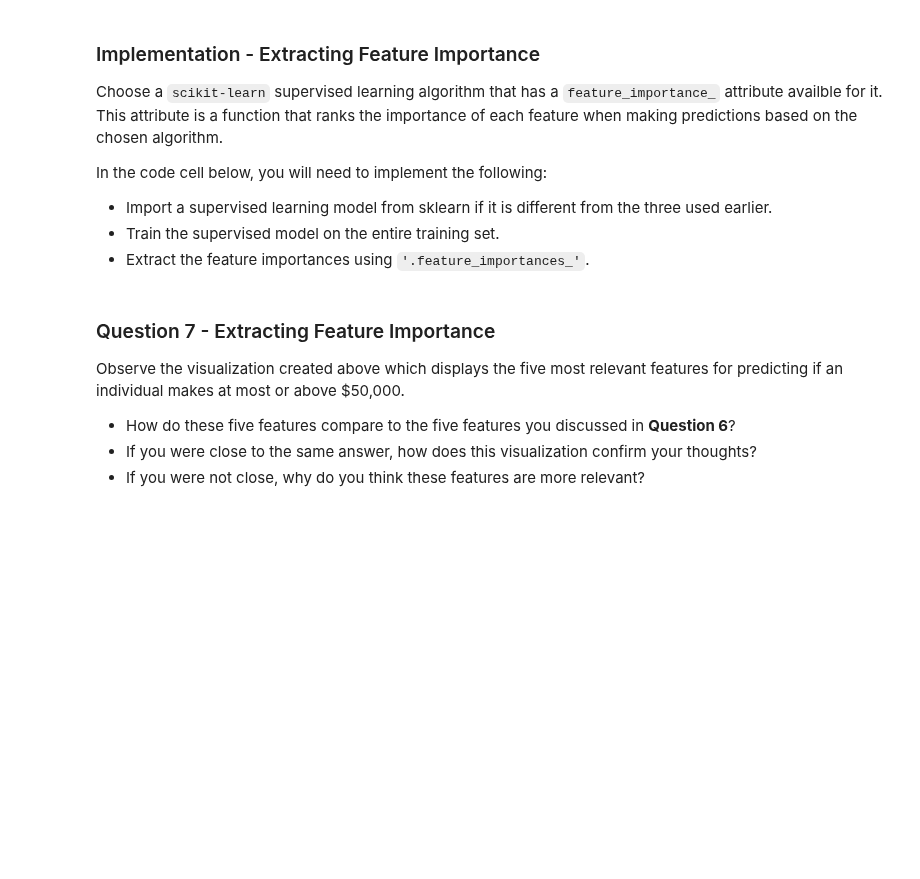
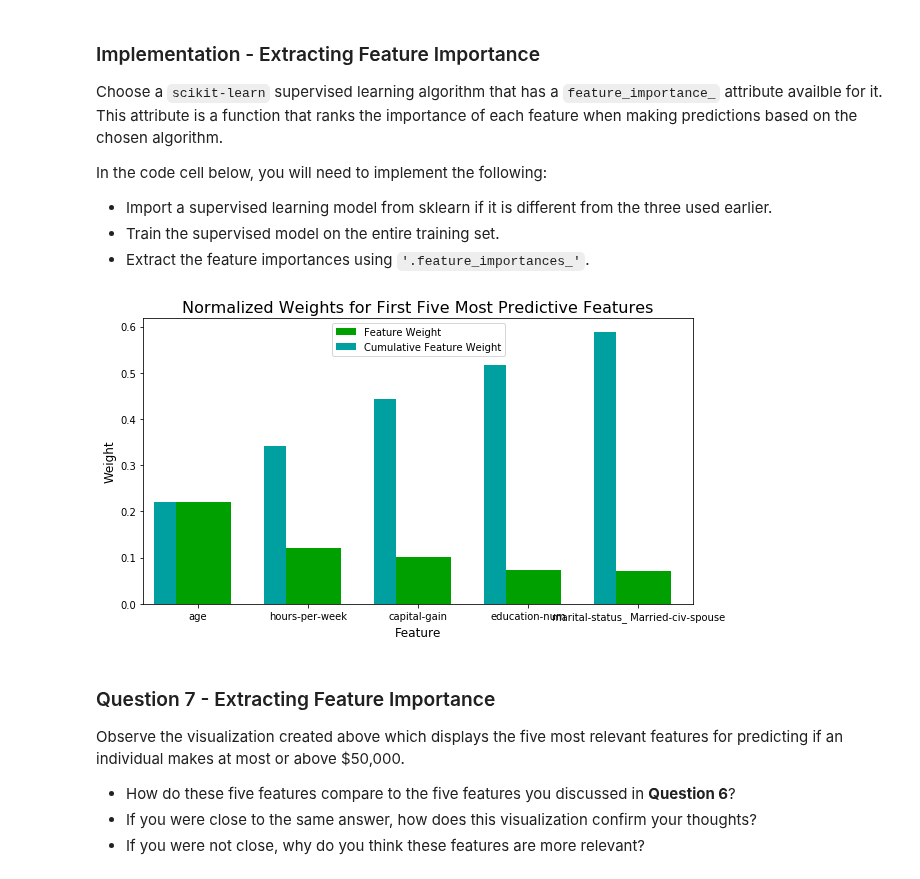
Before and after one commit to ranveerdutta/MLND-Udacity, a Jupyter notebook: projects/finding_donors/finding_donors.ipynb, the cells around one changed output. Drawn from its saved outputs; the diff is of its cells as text; code cells hidden in the pictures; blank space fills up the shorter version.

```diff
--- a/projects/finding_donors/finding_donors.ipynb
+++ b/projects/finding_donors/finding_donors.ipynb
@@ -482,3 +786,58 @@ vs.feature_plot(importances, X_train, y_train)
+# %%
+# TODO: Import a supervised learning model that has 'feature_importances_'
+from sklearn.ensemble import RandomForestClassifier
+
+import pandas as pd
+import numpy as np
+data = pd.read_csv("census.csv")
+
+# Split the data into features and target label
+income_raw = data['income']
+features_raw = data.drop('income', axis = 1)
+
+# Log-transform the skewed features
+skewed = ['capital-gain', 'capital-loss']
+features_log_transformed = pd.DataFrame(data = features_raw)
+features_log_transformed[skewed] = features_raw[skewed].apply(lambda x: np.log(x + 1))
+
+
+# Import sklearn.preprocessing.StandardScaler
+from sklearn.preprocessing import MinMaxScaler
+
+# Initialize a scaler, then apply it to the features
+scaler = MinMaxScaler() # default=(0, 1)
+numerical = ['age', 'education-num', 'capital-gain', 'capital-loss', 'hours-per-week']
+
+features_log_minmax_transform = pd.DataFrame(data = features_log_transformed)
+features_log_minmax_transform[numerical] = scaler.fit_transform(features_log_transformed[numerical])
+
+# TODO: One-hot encode the 'features_log_minmax_transform' data using pandas.get_dummies()
+features_final = pd.get_dummies(features_log_minmax_transform)
+
+# TODO: Encode the 'income_raw' data to numerical values
+income = income_raw.apply(lambda x: 0 if x == '<=50K' else 1)
+
+# Import train_test_split
+from sklearn.cross_validation import train_test_split
+
+# Split the 'features' and 'income' data into training and testing sets
+X_train, X_test, y_train, y_test = train_test_split(features_final,
+                                                    income,
+                                                    test_size = 0.2,
+                                                    random_state = 0)
+
+# TODO: Train the supervised model on the training set using .fit(X_train, y_train)
+model = RandomForestClassifier()
+model = model.fit(X_train, y_train)
+
+# TODO: Extract the feature importances using .feature_importances_
+importances = model.feature_importances_
+
+# Plot
+import visuals as vs
+vs.feature_plot(importances, X_train, y_train)
+# %% [output]
+[figure, added]
 # %% [markdown]
 ### Question 7 - Extracting Feature Importance
 
```
Also changed, not shown: parts of 33 cells of this notebook, 1 other file.
